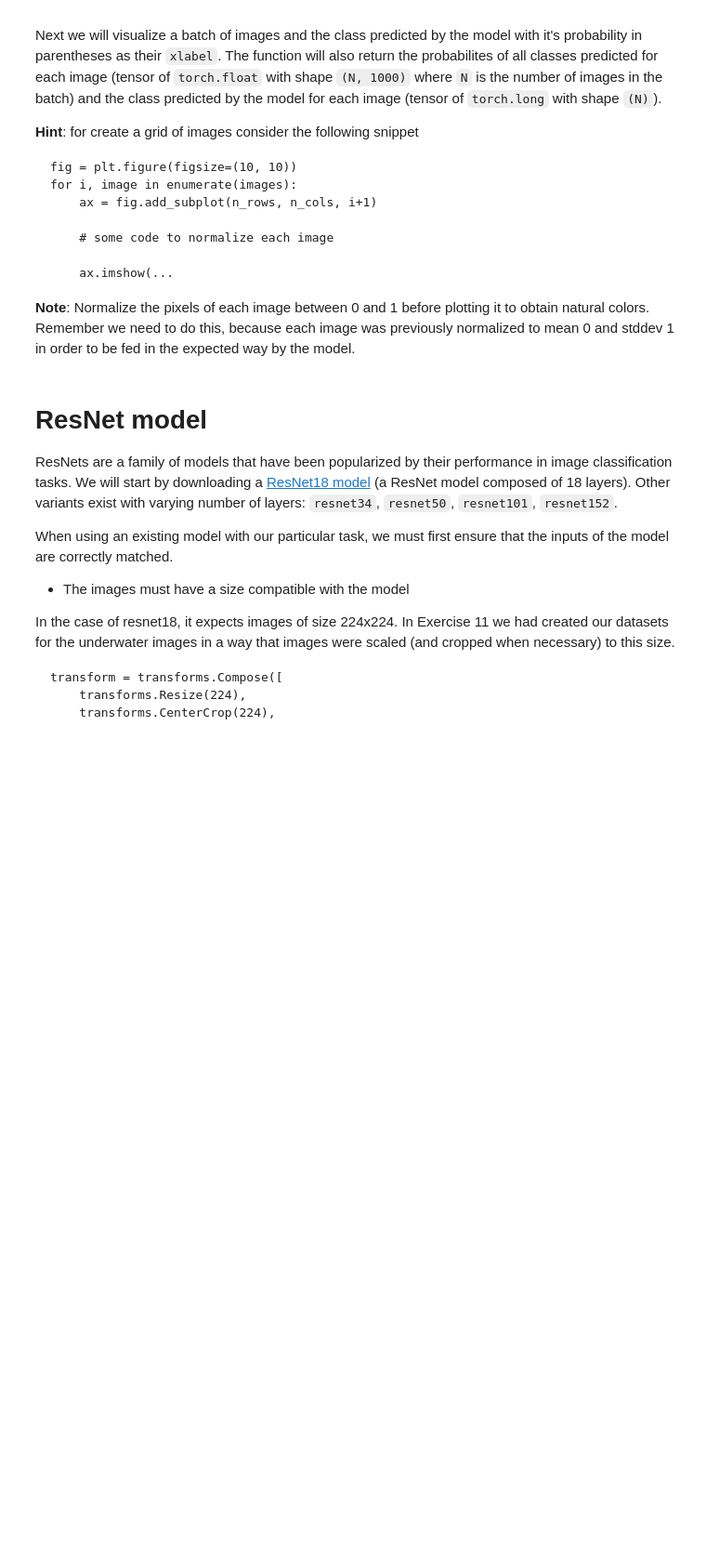
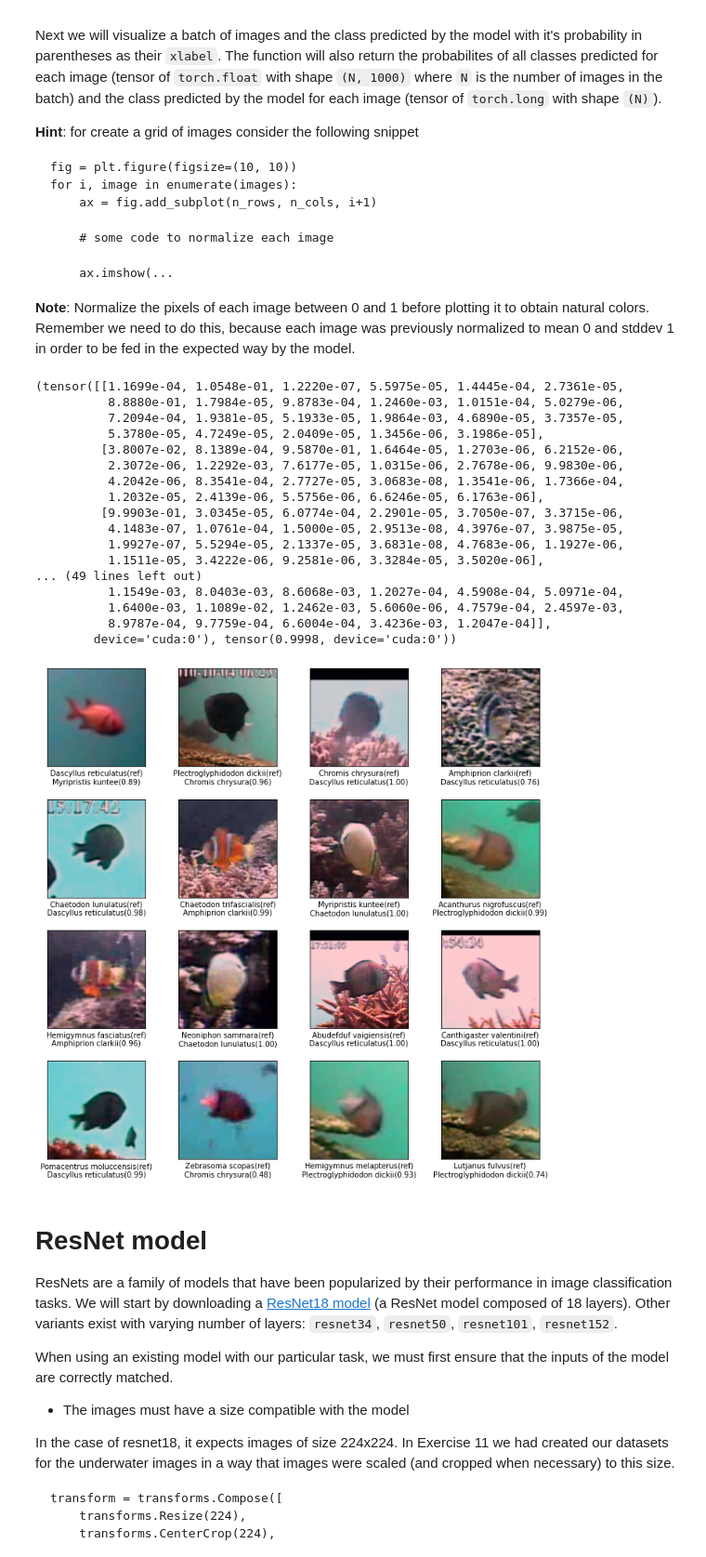
Before and after one commit to YosefGuevara012/DeepLearning_and_computer_vision_for_Marine_Robotics, a Jupyter notebook: TP_03_CNNs_and_transfer_learning.ipynb, the cells around one changed output. Shown at 93% size. Cells and saved outputs as stored; diff of their text form; code cells hidden in the pictures; blank space fills up the shorter version.

```diff
--- a/TP_03_CNNs_and_transfer_learning.ipynb
+++ b/TP_03_CNNs_and_transfer_learning.ipynb
@@ -888,3 +893,83 @@ viz_image_batch(images, model, full_set.classes, labels=labels, device=device)
+# %%
+from torchvision.datasets import imagenet
+def viz_image_batch(images, model, classes, top=5, device='cpu', labels=None):
+    assert images.ndim == 4, "Images are expected to have 4 dimensions: batch index x channels x height x width"
+
+    was_training = model.training # Saves the model current training
+    # Set model to evaluation mode
+    model.eval()
+    # Move the model to available device
+    model.to(device)
+    # Move the input images to the desired device
+    images = images.to(device)
+
+    # Create a new figure for images
+    fig = plt.figure(figsize=(10,10))
+    n_rows = 4
+    n_cols = 4
+
+    with torch.no_grad():
+        ### BEGIN SOLUTION
+        probs = []
+        max_class = []
+        for i, image in enumerate(images):
+            # Pass the image through the model
+            pred = model(image.unsqueeze(0))
+            # Find the class with the highest probability for this image
+            _, pred_class = torch.max(pred, dim=1)
+            # Get the probability for each class
+            probs_img = torch.softmax(pred,dim=1)[0]
+            # Append the class probability and predicted class to the list
+            probs.append(probs_img)
+            max_class.append(pred_class)
+            # Create a subplot for this image
+            ax = fig.add_subplot(n_rows, n_cols, i+1)
+            # Normalize the image and convert it to numpy array to display it
+            image = image.permute(1,2,0)
+            image = (image - image.min()) / (image.max()-image.min())
+            image = image.cpu().numpy()
+            ax.imshow(image)
+            plt.xticks([])
+            plt.yticks([])
+            # Use the class labels to show the reference and predicted class on the xlabel
+            if imagenet:
+              plt.xlabel(f"{classes[i]}(ref)\n{classes[pred_class]}({torch.max(probs_img).item():.2f})")
+            else:
+              plt.xlabel(f"{classes[labels[i]]}(ref)\n{classes[pred_class]}({torch.max(probs_img).item():.2f})")
+
+        probs = torch.stack(probs)
+        max_class = torch.max(probs)
+
+        ### END SOLUTION
+
+    plt.tight_layout()
+    model.train(was_training)
+
+    return probs, max_class
+
+test_loader = torch.utils.data.DataLoader(test_set, batch_size=16, pin_memory=True, num_workers=2)
+
+images, labels = next(iter(test_loader))
+viz_image_batch(images, model, full_set.classes, labels=labels, device=device)
+# %% [output]
+(tensor([[1.1699e-04, 1.0548e-01, 1.2220e-07, 5.5975e-05, 1.4445e-04, 2.7361e-05,
+          8.8880e-01, 1.7984e-05, 9.8783e-04, 1.2460e-03, 1.0151e-04, 5.0279e-06,
+          7.2094e-04, 1.9381e-05, 5.1933e-05, 1.9864e-03, 4.6890e-05, 3.7357e-05,
+          5.3780e-05, 4.7249e-05, 2.0409e-05, 1.3456e-06, 3.1986e-05],
+         [3.8007e-02, 8.1389e-04, 9.5870e-01, 1.6464e-05, 1.2703e-06, 6.2152e-06,
+          2.3072e-06, 1.2292e-03, 7.6177e-05, 1.0315e-06, 2.7678e-06, 9.9830e-06,
+          4.2042e-06, 8.3541e-04, 2.7727e-05, 3.0683e-08, 1.3541e-06, 1.7366e-04,
+          1.2032e-05, 2.4139e-06, 5.5756e-06, 6.6246e-05, 6.1763e-06],
+         [9.9903e-01, 3.0345e-05, 6.0774e-04, 2.2901e-05, 3.7050e-07, 3.3715e-06,
+          4.1483e-07, 1.0761e-04, 1.5000e-05, 2.9513e-08, 4.3976e-07, 3.9875e-05,
+          1.9927e-07, 5.5294e-05, 2.1337e-05, 3.6831e-08, 4.7683e-06, 1.1927e-06,
+          1.1511e-05, 3.4222e-06, 9.2581e-06, 3.3284e-05, 3.5020e-06],
+... (49 lines left out)
+          1.1549e-03, 8.0403e-03, 8.6068e-03, 1.2027e-04, 4.5908e-04, 5.0971e-04,
+          1.6400e-03, 1.1089e-02, 1.2462e-03, 5.6060e-06, 4.7579e-04, 2.4597e-03,
+          8.9787e-04, 9.7759e-04, 6.6004e-04, 3.4236e-03, 1.2047e-04]],
+        device='cuda:0'), tensor(0.9998, device='cuda:0'))
+[figure, added]
 # %% [markdown]
 # ResNet model
 
```
Also changed, not shown: parts of 26 cells of this notebook.
